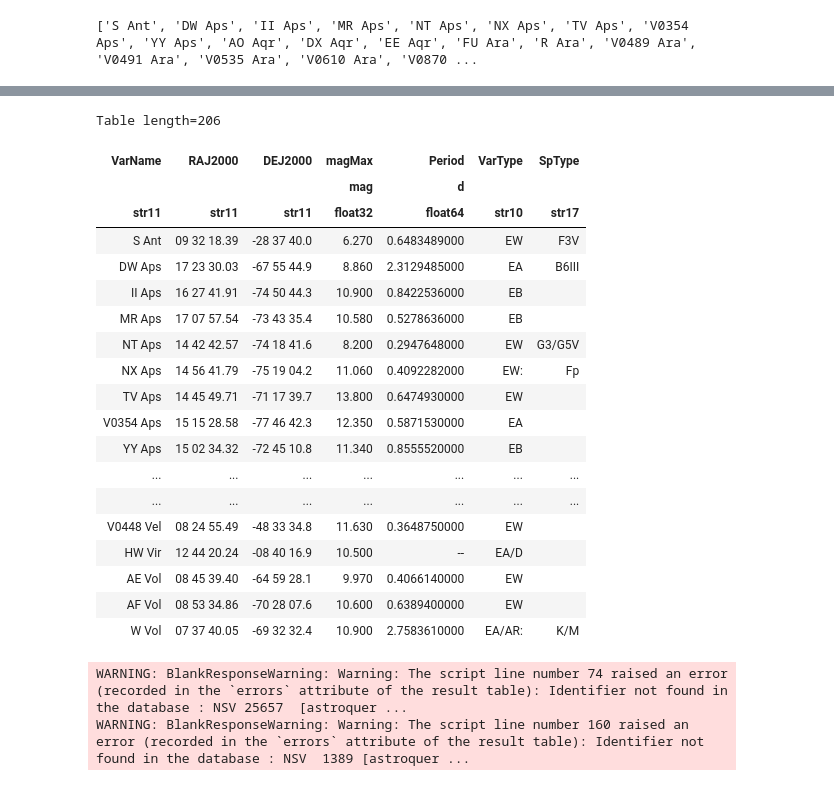
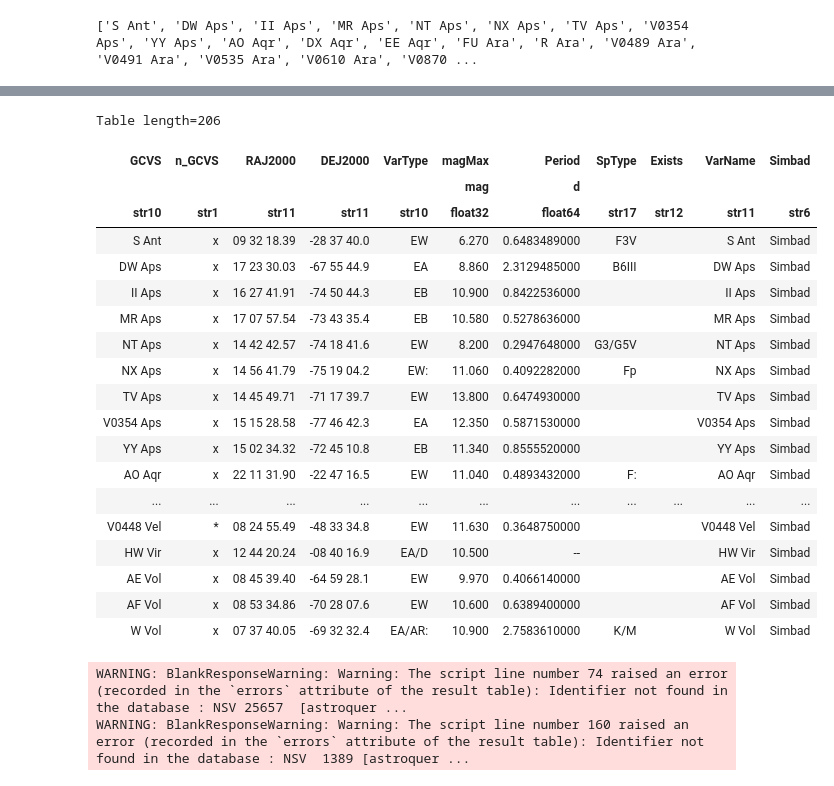
Before and after one commit to aegiskeller/vssseb, a Jupyter notebook: VSSSEB_2.ipynb, the cells around one changed output, grey strips where cells are left out. Drawn from its saved outputs; the diff is of its cells as text; code cells hidden in the pictures.

```diff
--- a/VSSSEB_2.ipynb
+++ b/VSSSEB_2.ipynb
@@ -44,4 +47,4 @@ print(object_names)
 ['S Ant', 'DW Aps', 'II Aps', 'MR Aps', 'NT Aps', 'NX Aps', 'TV Aps', 'V0354 Aps', 'YY Aps', 'AO Aqr', 'DX Aqr', 'EE Aqr', 'FU Ara', 'R Ara', 'V0489 Ara', 'V0491 Ara', 'V0535 Ara', 'V0610 Ara', 'V0870 ...
 # %%
 vizier = Vizier()
-object_info2 = Vizier(catalog='B/gcvs/gcvs_cat', columns=['VarName', 'RAJ2000', 'DEJ2000', 'magMax','Period', 'VarType', 'SpType']).query_constraints(GCVS=object_names)[0]
+gcvs_info = Vizier(catalog='B/gcvs/gcvs_cat').query_constraints(GCVS=object_names)[0]
@@ -50,24 +51,24 @@ WARNING: MergeConflictWarning: Cannot merge meta key 'null' types <class 'float'
-# %%
-object_info2
-# %% [output]
-Table length=206
-| VarName | RAJ2000 | DEJ2000 | magMax | Period | VarType | SpType |
-|  |  |  | mag | d |  |  |
-| str11 | str11 | str11 | float32 | float64 | str10 | str17 |
-| S Ant | 09 32 18.39 | -28 37 40.0 | 6.270 | 0.6483489000 | EW | F3V |
-| DW Aps | 17 23 30.03 | -67 55 44.9 | 8.860 | 2.3129485000 | EA | B6III |
-| II Aps | 16 27 41.91 | -74 50 44.3 | 10.900 | 0.8422536000 | EB |  |
-| MR Aps | 17 07 57.54 | -73 43 35.4 | 10.580 | 0.5278636000 | EB |  |
-| NT Aps | 14 42 42.57 | -74 18 41.6 | 8.200 | 0.2947648000 | EW | G3/G5V |
-| NX Aps | 14 56 41.79 | -75 19 04.2 | 11.060 | 0.4092282000 | EW: | Fp |
-| TV Aps | 14 45 49.71 | -71 17 39.7 | 13.800 | 0.6474930000 | EW |  |
-| V0354 Aps | 15 15 28.58 | -77 46 42.3 | 12.350 | 0.5871530000 | EA |  |
-| YY Aps | 15 02 34.32 | -72 45 10.8 | 11.340 | 0.8555520000 | EB |  |
-| ... | ... | ... | ... | ... | ... | ... |
-| ... | ... | ... | ... | ... | ... | ... |
-| V0448 Vel | 08 24 55.49 | -48 33 34.8 | 11.630 | 0.3648750000 | EW |  |
-| HW Vir | 12 44 20.24 | -08 40 16.9 | 10.500 | -- | EA/D |  |
-| AE Vol | 08 45 39.40 | -64 59 28.1 | 9.970 | 0.4066140000 | EW |  |
-| AF Vol | 08 53 34.86 | -70 28 07.6 | 10.600 | 0.6389400000 | EW |  |
-| W Vol | 07 37 40.05 | -69 32 32.4 | 10.900 | 2.7583610000 | EA/AR: | K/M |
+# %%
+gcvs_info
+# %% [output]
+Table length=206
+| GCVS | n_GCVS | RAJ2000 | DEJ2000 | VarType | magMax | Period | SpType | Exists | VarName | Simbad |
+|  |  |  |  |  | mag | d |  |  |  |  |
+| str10 | str1 | str11 | str11 | str10 | float32 | float64 | str17 | str12 | str11 | str6 |
+| S Ant | x | 09 32 18.39 | -28 37 40.0 | EW | 6.270 | 0.6483489000 | F3V |  | S Ant | Simbad |
+| DW Aps | x | 17 23 30.03 | -67 55 44.9 | EA | 8.860 | 2.3129485000 | B6III |  | DW Aps | Simbad |
+| II Aps | x | 16 27 41.91 | -74 50 44.3 | EB | 10.900 | 0.8422536000 |  |  | II Aps | Simbad |
+| MR Aps | x | 17 07 57.54 | -73 43 35.4 | EB | 10.580 | 0.5278636000 |  |  | MR Aps | Simbad |
+| NT Aps | x | 14 42 42.57 | -74 18 41.6 | EW | 8.200 | 0.2947648000 | G3/G5V |  | NT Aps | Simbad |
+| NX Aps | x | 14 56 41.79 | -75 19 04.2 | EW: | 11.060 | 0.4092282000 | Fp |  | NX Aps | Simbad |
+| TV Aps | x | 14 45 49.71 | -71 17 39.7 | EW | 13.800 | 0.6474930000 |  |  | TV Aps | Simbad |
+| V0354 Aps | x | 15 15 28.58 | -77 46 42.3 | EA | 12.350 | 0.5871530000 |  |  | V0354 Aps | Simbad |
+| YY Aps | x | 15 02 34.32 | -72 45 10.8 | EB | 11.340 | 0.8555520000 |  |  | YY Aps | Simbad |
+| AO Aqr | x | 22 11 31.90 | -22 47 16.5 | EW | 11.040 | 0.4893432000 | F: |  | AO Aqr | Simbad |
+| ... | ... | ... | ... | ... | ... | ... | ... | ... | ... | ... |
+| V0448 Vel | * | 08 24 55.49 | -48 33 34.8 | EW | 11.630 | 0.3648750000 |  |  | V0448 Vel | Simbad |
+| HW Vir | x | 12 44 20.24 | -08 40 16.9 | EA/D | 10.500 | -- |  |  | HW Vir | Simbad |
+| AE Vol | x | 08 45 39.40 | -64 59 28.1 | EW | 9.970 | 0.4066140000 |  |  | AE Vol | Simbad |
+| AF Vol | x | 08 53 34.86 | -70 28 07.6 | EW | 10.600 | 0.6389400000 |  |  | AF Vol | Simbad |
+| W Vol | x | 07 37 40.05 | -69 32 32.4 | EA/AR: | 10.900 | 2.7583610000 | K/M |  | W Vol | Simbad |
 # %%
```
Also changed, not shown: parts of 37 cells of this notebook.
